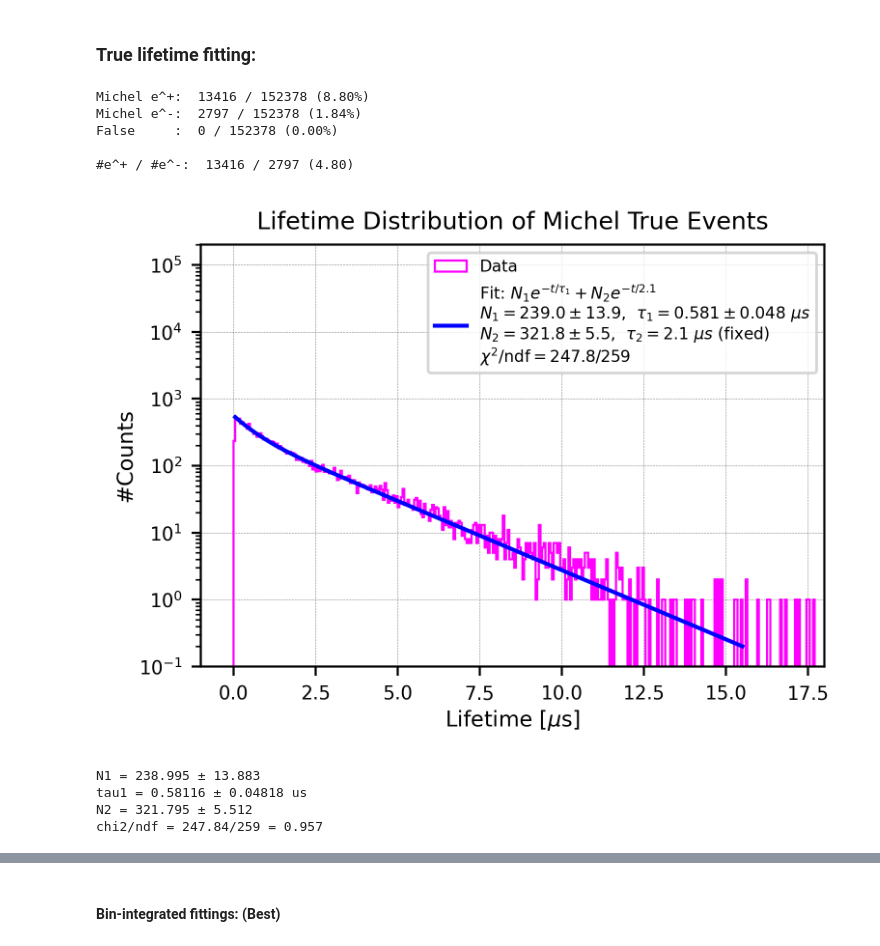
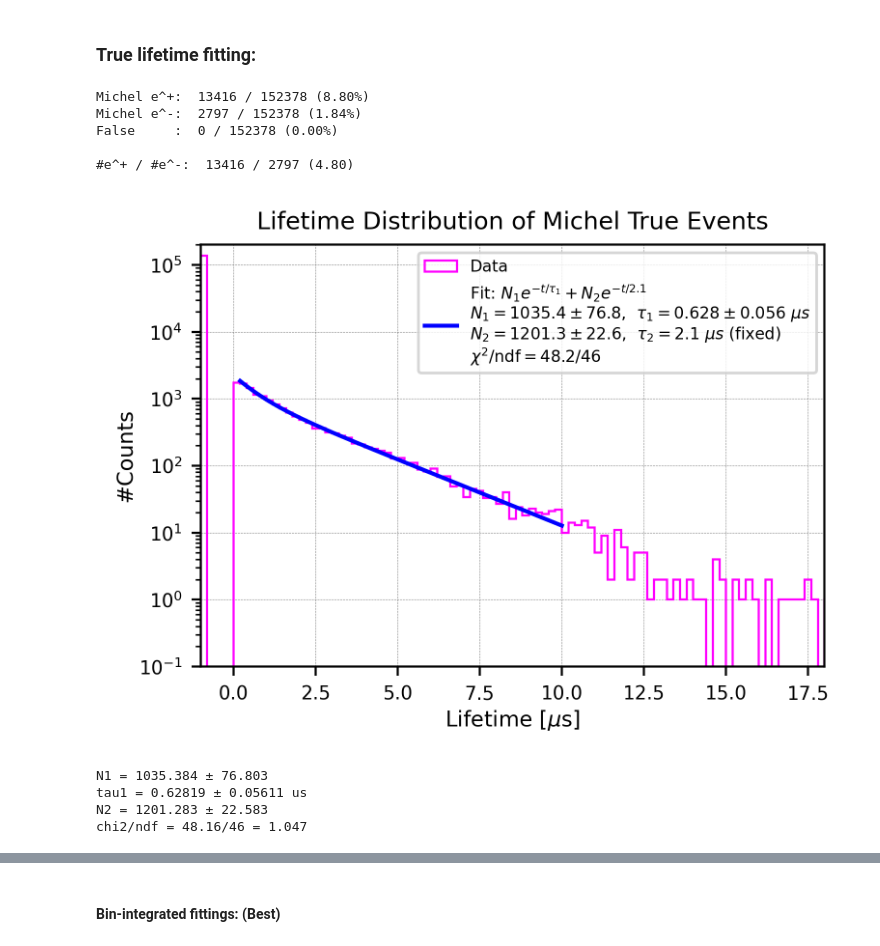
Before and after one commit to szhang17phys/analyze_pdhd_DATA_v2, a Jupyter notebook: jupyter/michel_stat/MC_new202509/tpc_explore_202509.ipynb, the cells around one changed output, grey strips where cells are left out. Saved outputs shown, nothing was run; the diff lists cells and outputs as text; code cells hidden in the pictures.

```diff
--- a/jupyter/michel_stat/MC_new202509/tpc_explore_202509.ipynb
+++ b/jupyter/michel_stat/MC_new202509/tpc_explore_202509.ipynb
@@ -749,11 +749,11 @@ print("\n#e^+ / #e^-: ", len(life_pM), "/", len(life_nM),
 # Model: N1*exp(-t/tau1) + N2*exp(-t/2.2)  (tau2 fixed)
 # -------------------------
 def exp_decay(t, N1, tau1, N2):
-    return N1 * np.exp(-t / tau1) + N2 * np.exp(-t / 2.1)
+    return N1 * np.exp(-t / tau1) + N2 * np.exp(-t / 2.2)
 
 # Settings for the histogram
 plt.figure(figsize=(4, 3), dpi=400)
-bin_width = 0.05
+bin_width = 0.2
 range_min = -20
 range_max = 20
 bins = np.arange(range_min, range_max + bin_width, bin_width)
@@ -762,8 +762,9 @@ bins = np.arange(range_min, range_max + bin_width, bin_width)
 counts, bin_edges = np.histogram(lifetime_initial, bins=bins, range=(range_min, range_max))
 bin_centers = 0.5 * (bin_edges[:-1] + bin_edges[1:])
 
+
 # Select data within the fitting range
-fit_mask = (bin_centers >= 0.05) & (bin_centers <= 15.5)
+fit_mask = (bin_centers >= 0.2) & (bin_centers <= 10)
 x_fit_all = bin_centers[fit_mask]
 y_fit_all = counts[fit_mask]
 
@@ -798,8 +799,9 @@ chi2 = np.sum(residual**2)
 ndf = max(len(x_fit) - len(popt), 1)
 chi2_ndf = chi2 / ndf
 
+
 # Smooth curve for plotting
-x_smooth = np.linspace(0.05, 15.5, 500)
+x_smooth = np.linspace(0.2, 10, 500)
 y_smooth = exp_decay(x_smooth, *popt)
 
 # Plot histogram (data)
@@ -939,38 +941,38 @@ ax_resid = fig.add_subplot(gs[1], sharex=ax)
 # Fit e+ (orange hist, red fit) and e- (green hist, blue fit)
 fit_and_draw(ax, ax_resid, np.asarray(life_pM), "e⁺",
              fit_range=(0.2, 10.0), hist_color="orange", fit_color="red")
 fit_and_draw(ax, ax_resid, np.asarray(life_nM), "e⁻",
              fit_range=(0.2, 2.5), hist_color="green", fit_color="blue")
 
 # Style top plot
 ax.set_ylim(0.1, 10000)
 ax.set_yscale("log")
 ax.tick_params(labelbottom=False)
 ax.set_xlabel("")
 ax.set_ylabel("#Counts", fontsize=8)
 ax.set_title("Lifetime distributions: Michel $e^+$ vs $e^-$", fontsize=9)
 ax.legend(fontsize=7)
 ax.grid(linestyle="--", linewidth=0.3, alpha=0.6)
 
 # Style residuals
 ax_resid.set_xlim(-2, 18)
 ax_resid.set_xlabel("Lifetime [$\mu$s]", fontsize=8)
 #ax_resid.set_ylabel("Pulls", fontsize=8)
 ax_resid.set_ylabel(r"$(\mathrm{data} - \mathrm{fit})/\sigma$", fontsize=8)
 ax_resid.grid(linestyle="--", linewidth=0.3, alpha=0.6)
 
 plt.show()
 # %% [output]
 Michel e^+:  13416 / 152378 (8.80%)
 Michel e^-:  2797 / 152378 (1.84%)
 False     :  0 / 152378 (0.00%)
 
 #e^+ / #e^-:  13416 / 2797 (4.80)
-[figure, old version]
+[figure, new version]
-N1 = 238.995 ± 13.883
-tau1 = 0.58116 ± 0.04818 us
-N2 = 321.795 ± 5.512
-chi2/ndf = 247.84/259 = 0.957
+N1 = 1035.384 ± 76.803
+tau1 = 0.62819 ± 0.05611 us
+N2 = 1201.283 ± 22.583
+chi2/ndf = 48.16/46 = 1.047
 [figure]
 # %% [markdown]
 #### Bin-integrated fittings: (Best)
```
Also changed, not shown: parts of 1 cell of this notebook, 2 other files.
